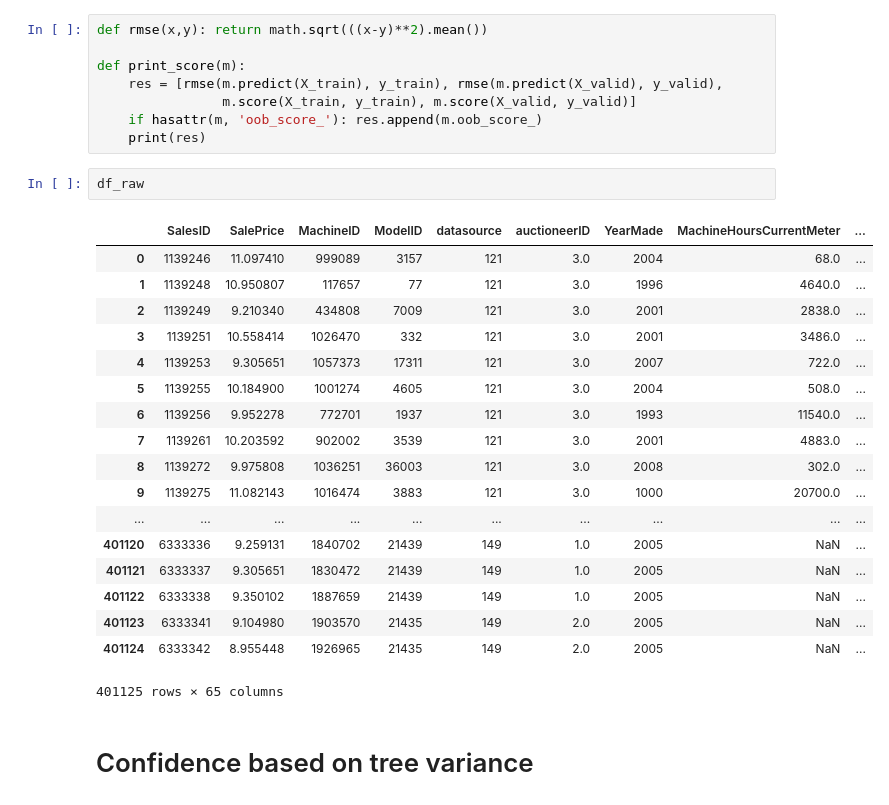
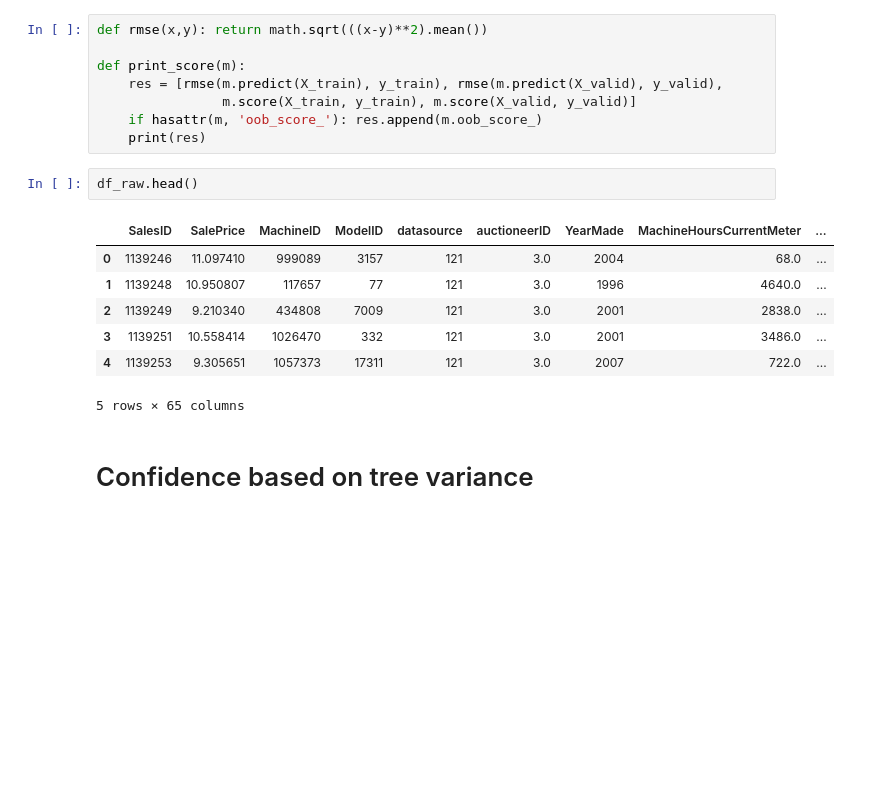
Before and after one commit to josechudev/fastai, a Jupyter notebook: courses/ml1/lesson2-rf_interpretation.ipynb, the cells around one changed output. Drawn from its saved outputs; the diff is of its cells as text; blank space fills up the shorter version.

```diff
--- a/courses/ml1/lesson2-rf_interpretation.ipynb
+++ b/courses/ml1/lesson2-rf_interpretation.ipynb
@@ -37,26 +37,15 @@ def print_score(m):
     if hasattr(m, 'oob_score_'): res.append(m.oob_score_)
     print(res)
 # %%
-df_raw
+df_raw.head()
 # %% [output]
 |  | SalesID | SalePrice | MachineID | ModelID | datasource | auctioneerID | YearMade | MachineHoursCurrentMeter | ... |
 | 0 | 1139246 | 11.097410 | 999089 | 3157 | 121 | 3.0 | 2004 | 68.0 | ... |
 | 1 | 1139248 | 10.950807 | 117657 | 77 | 121 | 3.0 | 1996 | 4640.0 | ... |
 | 2 | 1139249 | 9.210340 | 434808 | 7009 | 121 | 3.0 | 2001 | 2838.0 | ... |
 | 3 | 1139251 | 10.558414 | 1026470 | 332 | 121 | 3.0 | 2001 | 3486.0 | ... |
 | 4 | 1139253 | 9.305651 | 1057373 | 17311 | 121 | 3.0 | 2007 | 722.0 | ... |
-| 5 | 1139255 | 10.184900 | 1001274 | 4605 | 121 | 3.0 | 2004 | 508.0 | ... |
-| 6 | 1139256 | 9.952278 | 772701 | 1937 | 121 | 3.0 | 1993 | 11540.0 | ... |
-| 7 | 1139261 | 10.203592 | 902002 | 3539 | 121 | 3.0 | 2001 | 4883.0 | ... |
-| 8 | 1139272 | 9.975808 | 1036251 | 36003 | 121 | 3.0 | 2008 | 302.0 | ... |
-| 9 | 1139275 | 11.082143 | 1016474 | 3883 | 121 | 3.0 | 1000 | 20700.0 | ... |
-| ... | ... | ... | ... | ... | ... | ... | ... | ... | ... |
-| 401120 | 6333336 | 9.259131 | 1840702 | 21439 | 149 | 1.0 | 2005 | NaN | ... |
-| 401121 | 6333337 | 9.305651 | 1830472 | 21439 | 149 | 1.0 | 2005 | NaN | ... |
-| 401122 | 6333338 | 9.350102 | 1887659 | 21439 | 149 | 1.0 | 2005 | NaN | ... |
-| 401123 | 6333341 | 9.104980 | 1903570 | 21435 | 149 | 2.0 | 2005 | NaN | ... |
-| 401124 | 6333342 | 8.955448 | 1926965 | 21435 | 149 | 2.0 | 2005 | NaN | ... |
-401125 rows × 65 columns
+5 rows × 65 columns
 # %% [markdown]
 # Confidence based on tree variance
 # %% [markdown]
```
Also changed, not shown: parts of 18 cells of this notebook, 1 other file.
